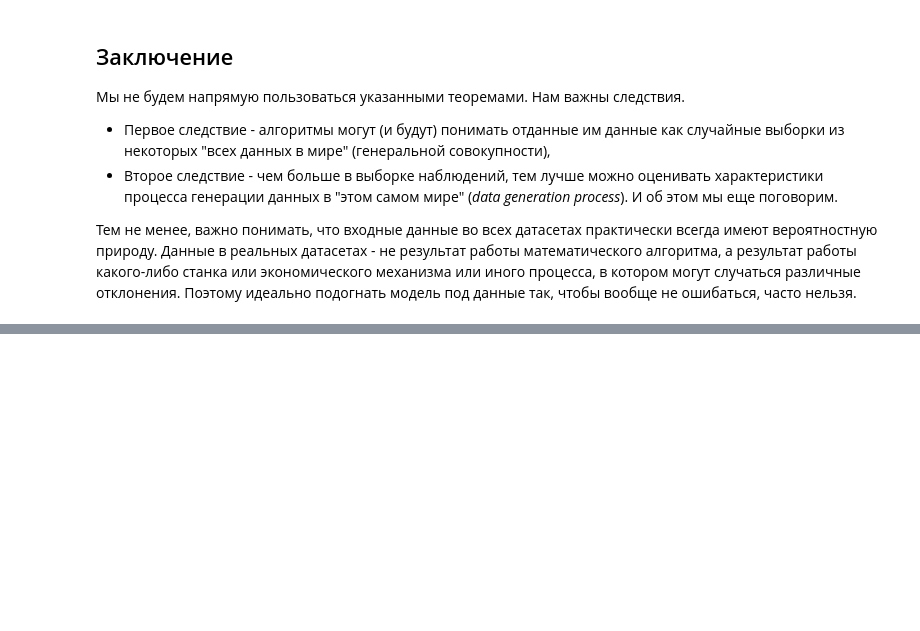
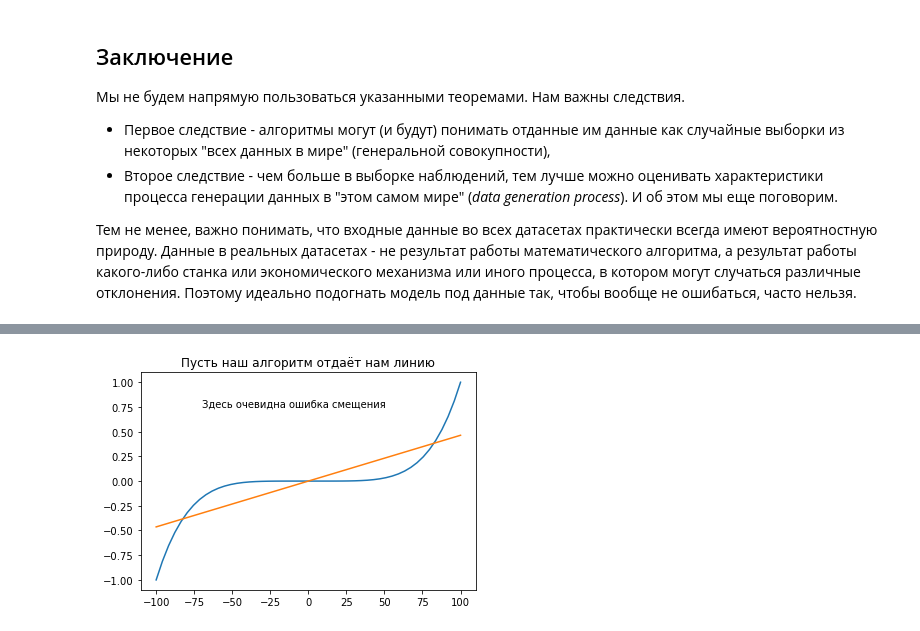
Before and after one commit to timeseries-ru/course, a Jupyter notebook: day_1.ipynb, the cells around one changed output, grey strips where cells are left out. Cells and saved outputs as stored; diff of their text form; code cells hidden in the pictures; blank space fills up the shorter version.

```diff
--- a/day_1.ipynb
+++ b/day_1.ipynb
@@ -352,0 +438,15 @@ pd.DataFrame({'height' : height}).describe().T
+# %%
+# импортируем алгоритм, строящий линейные модели
+from sklearn.linear_model import LinearRegression
+
+yhat = LinearRegression().fit(
+    np.array(X).reshape(len(X), 1), # здесь мы подстраиваем данные под формат
+    np.array(Y).reshape(len(Y), 1) # библиотеки scikit-learn, о которой конечно же поговорим
+).predict(np.array(X).reshape(len(X), 1))
+
+plt.title('Пусть наш алгоритм отдаёт нам линию');
+plt.plot(X, Y);
+plt.plot(X, yhat);
+plt.annotate("Здесь очевидна ошибка смещения", (-70, 0.75));
+# %% [output]
+[figure, added]
```
Also changed, not shown: parts of 14 cells of this notebook.
